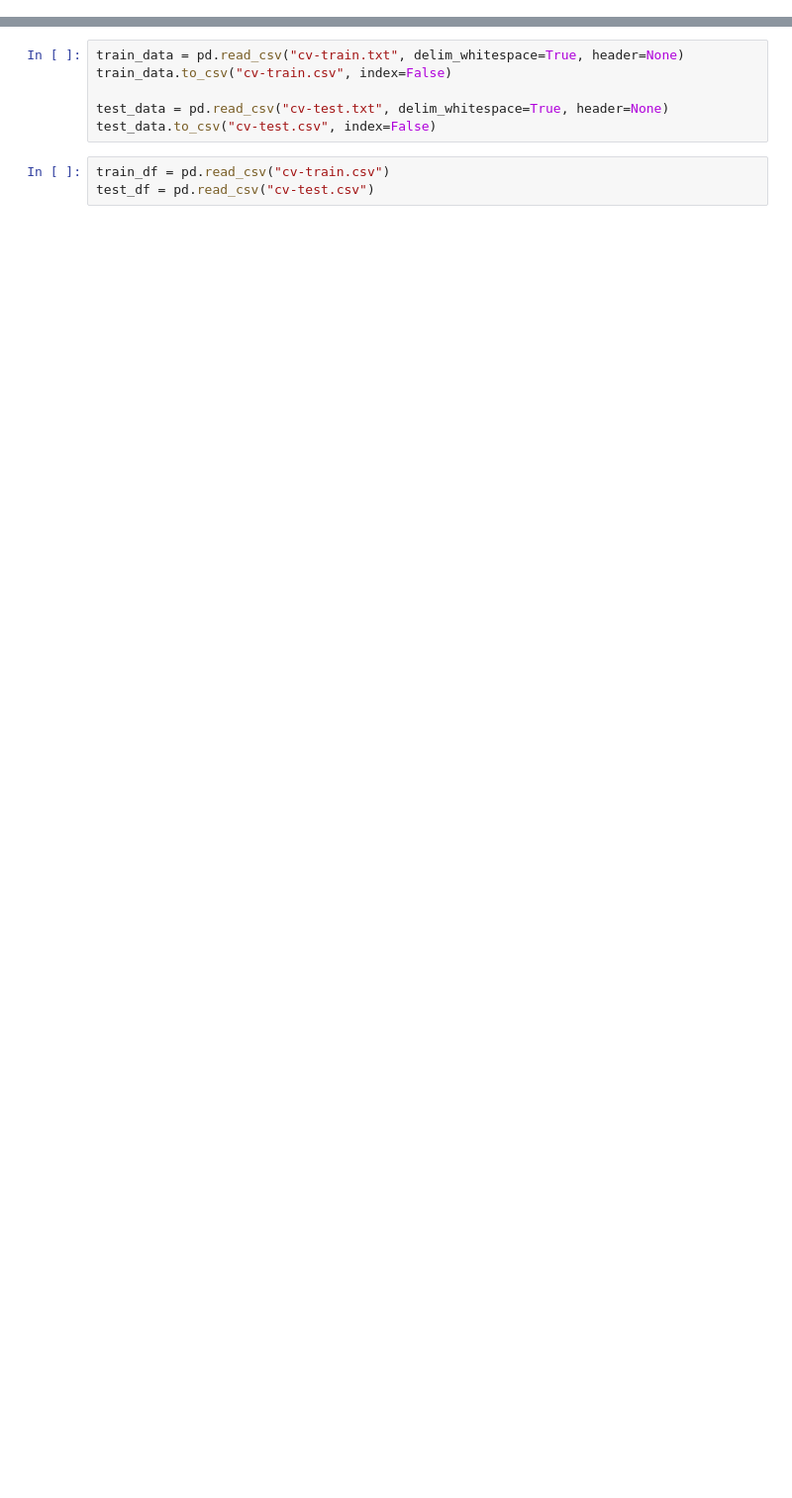
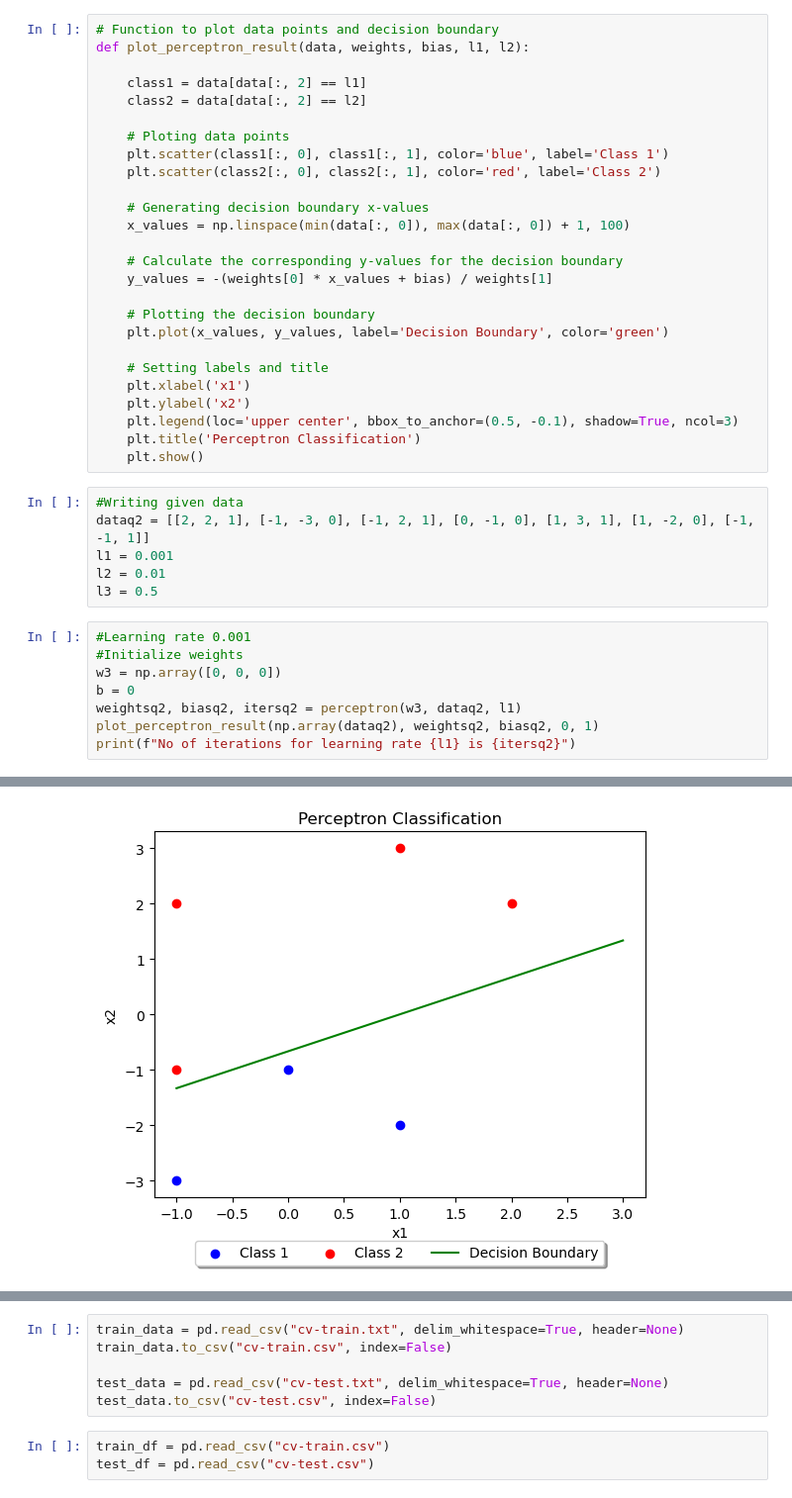
Before and after one commit to Ashrithiiitdm/PRML, a Jupyter notebook: Lab8/cs22b2025_LAB8.ipynb, the cells around one changed output, grey strips where cells are left out. Shown at 99% size. Drawn from its saved outputs; the diff is of its cells as text; blank space fills up the shorter version.

```diff
--- a/Lab8/cs22b2025_LAB8.ipynb
+++ b/Lab8/cs22b2025_LAB8.ipynb
@@ -49,0 +200,41 @@ import matplotlib.pyplot as plt
+# %%
+# Function to plot data points and decision boundary
+def plot_perceptron_result(data, weights, bias, l1, l2):
+
+    class1 = data[data[:, 2] == l1]
+    class2 = data[data[:, 2] == l2]
+
+    # Ploting data points
+    plt.scatter(class1[:, 0], class1[:, 1], color='blue', label='Class 1')
+    plt.scatter(class2[:, 0], class2[:, 1], color='red', label='Class 2')
+
+    # Generating decision boundary x-values
+    x_values = np.linspace(min(data[:, 0]), max(data[:, 0]) + 1, 100)
+
+    # Calculate the corresponding y-values for the decision boundary
+    y_values = -(weights[0] * x_values + bias) / weights[1]
+
+    # Plotting the decision boundary
+    plt.plot(x_values, y_values, label='Decision Boundary', color='green')
+
+    # Setting labels and title
+    plt.xlabel('x1')
+    plt.ylabel('x2')
+    plt.legend(loc='upper center', bbox_to_anchor=(0.5, -0.1), shadow=True, ncol=3)
+    plt.title('Perceptron Classification')
+    plt.show()
+# %%
+#Writing given data
+dataq2 = [[2, 2, 1], [-1, -3, 0], [-1, 2, 1], [0, -1, 0], [1, 3, 1], [1, -2, 0], [-1, -1, 1]]
+l1 = 0.001
+l2 = 0.01
+l3 = 0.5
+# %%
+#Learning rate 0.001
+#Initialize weights
+w3 = np.array([0, 0, 0])
+b = 0
+weightsq2, biasq2, itersq2 = perceptron(w3, dataq2, l1)
+plot_perceptron_result(np.array(dataq2), weightsq2, biasq2, 0, 1)
+print(f"No of iterations for learning rate {l1} is {itersq2}")
+# %% [output]
@@ -49,0 +258 @@ import matplotlib.pyplot as plt
+[figure, added]
```
Also changed, not shown: parts of 26 cells of this notebook, 1 other file.
